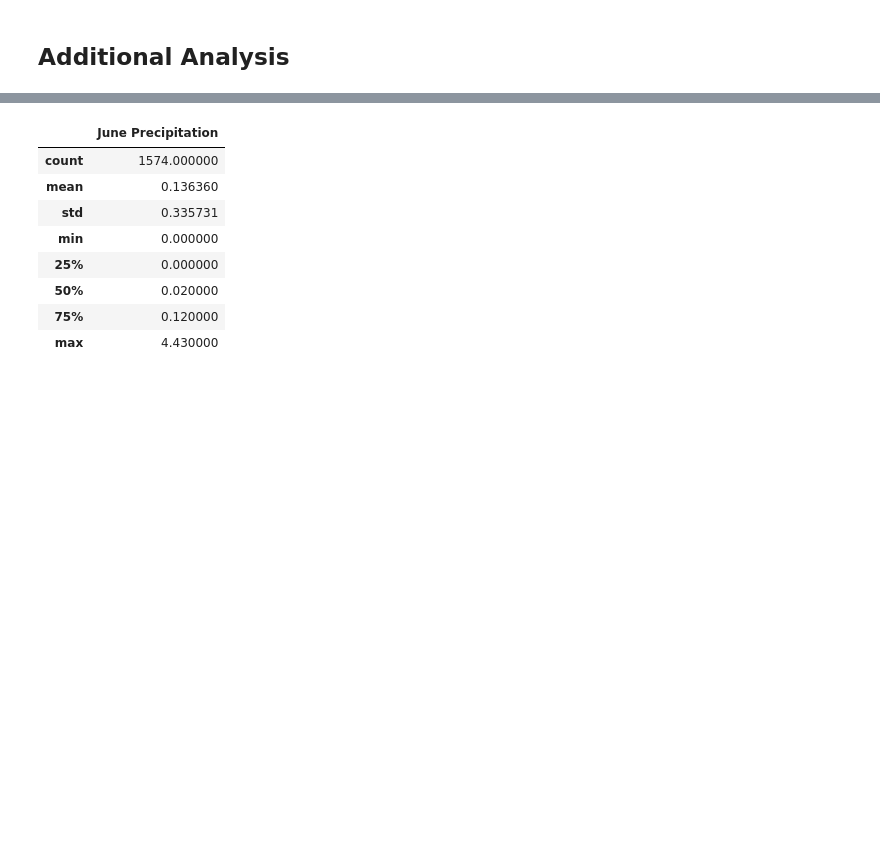
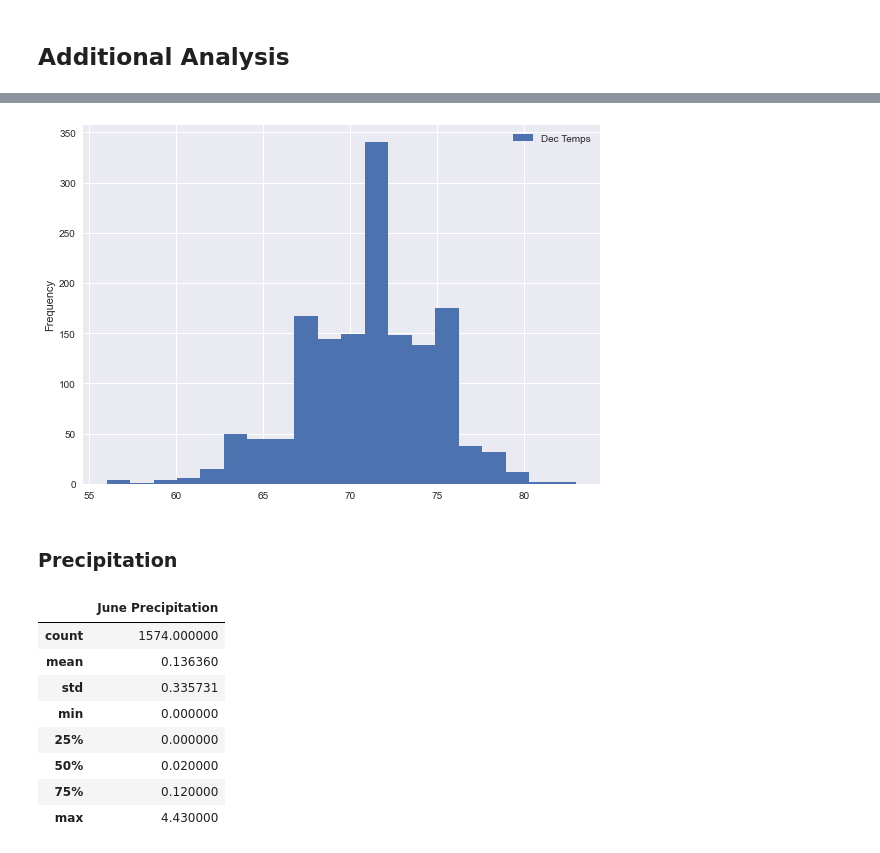
Before and after one commit to Anoobis5/surfs-up, a Jupyter notebook: SurfsUp_Challenge.ipynb, the cells around one changed output, grey strips where cells are left out. Saved outputs shown, nothing was run; the diff lists cells and outputs as text; code cells hidden in the pictures; blank space fills up the shorter version.

```diff
--- a/SurfsUp_Challenge.ipynb
+++ b/SurfsUp_Challenge.ipynb
@@ -169,3 +179,12 @@ summary_df
+# %%
+# Now make a December visualizer
+
+dec_df.plot.hist(bins=20)
+plt.tight_layout()
+# %% [output]
+[figure, added]
+# %% [markdown]
+### Precipitation
 # %%
 # June Precipitation Measurement
 
```
Also changed, not shown: parts of 9 cells of this notebook, 7 other files.
